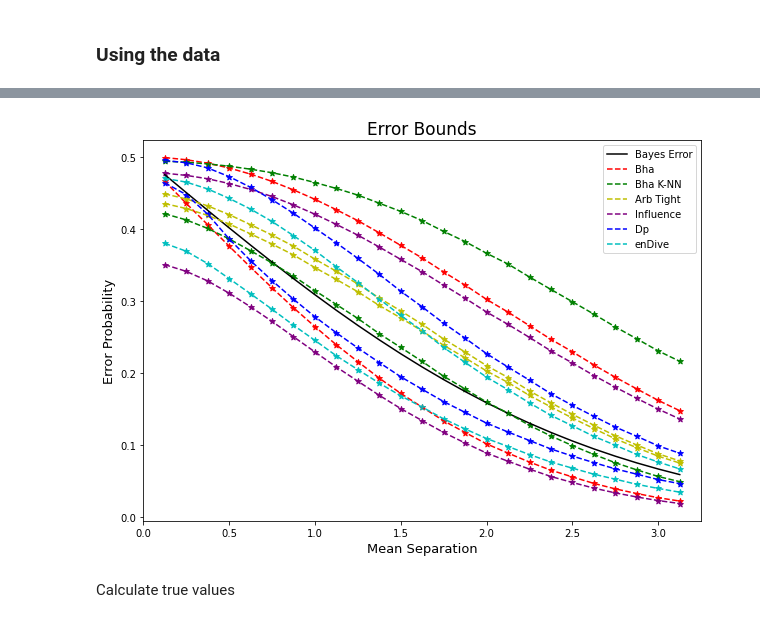
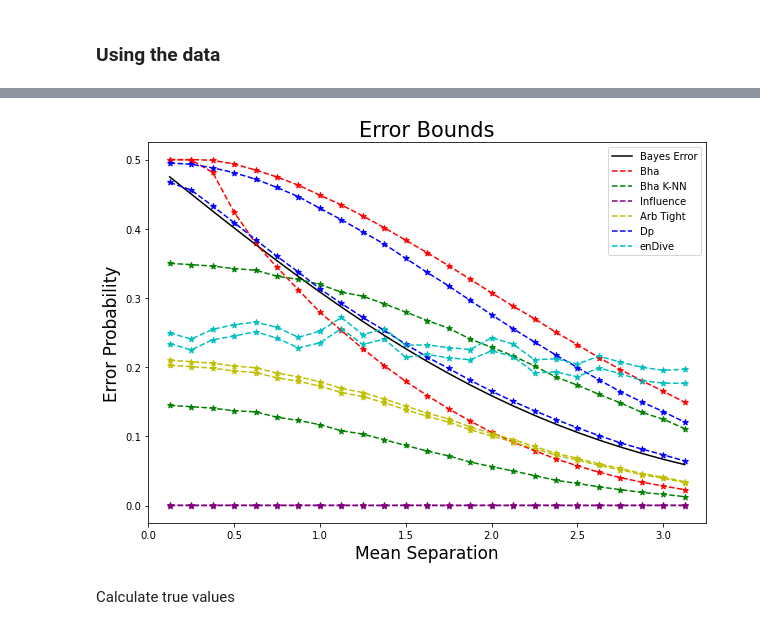
Before and after one commit to rj-may/BER_Bounds_Eval, a Jupyter notebook: normal_plots/mean_sep.ipynb, the cells around one changed output, grey strips where cells are left out. Cells and saved outputs as stored; diff of their text form; code cells hidden in the pictures.

```diff
--- a/normal_plots/mean_sep.ipynb
+++ b/normal_plots/mean_sep.ipynb
@@ -33,7 +33,7 @@ import time
 # from modules.data_gen import data_gen
 # %%
 ### 3 8 or 15
-d = 3
+d = 15
 
 
 dim_str = str(d) # TODO change me
@@ -108,35 +108,35 @@ ax.scatter(df.index, df["tight_upper"], color='y', marker='*')
 # ax.scatter(df.index, df["Maha_upper"], color='y', marker='*')
 
 
 # Plot Dp
 ax.plot(df["Dp_lower"], 'b--', label='Dp')
 ax.plot(df["Dp_upper"], 'b--')
 ax.scatter(df.index, df["Dp_lower"], color='b', marker='*')
 ax.scatter(df.index, df["Dp_upper"], color='b', marker='*')
 
 
 # Plot Lower and Upper enDive
 ax.plot(df["enDive_lower"], 'c', ls = '--', label="enDive")
 ax.plot(df["enDive_upper"], 'c', ls = '--',)
 ax.scatter(df.index, df["enDive_lower"], color='c', marker='*')
 ax.scatter(df.index, df["enDive_upper"], color='c', marker='*')
 
 
 ax.set_xlabel("Mean Separation", fontsize=fs)
 ax.set_ylabel("Error Probability", fontsize=fs)
 ax.set_title("Error Bounds", fontsize=fs + 4)
 ax.legend()
 
 ax.set_xlim([0, 3.25])
 
 file_name = r"normal_plots/images/mean_sep" + dim_str + ".png"
 plt.savefig(file_name,facecolor=(1,1,1,1),  bbox_inches='tight', dpi= 300)
 
-file_name = r"normal_plots/dpi/mean_sep" + dim_str + ".png"
+file_name = r"normal_plots/images/dpi/mean_sep" + dim_str + ".png"
 plt.savefig(file_name,facecolor=(1,1,1,1),  bbox_inches='tight', dpi= 600)
 plt.show()
 # %% [output]
-[figure, old version]
+[figure, new version]
 # %% [markdown]
 Calculate true values
 # %%
```
Also changed, not shown: parts of 3 cells of this notebook, 10 other files.
